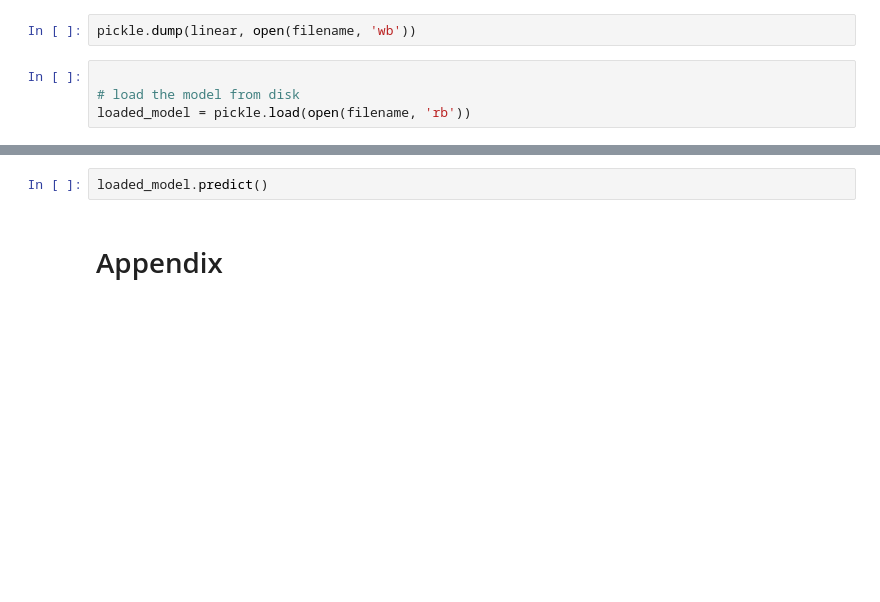
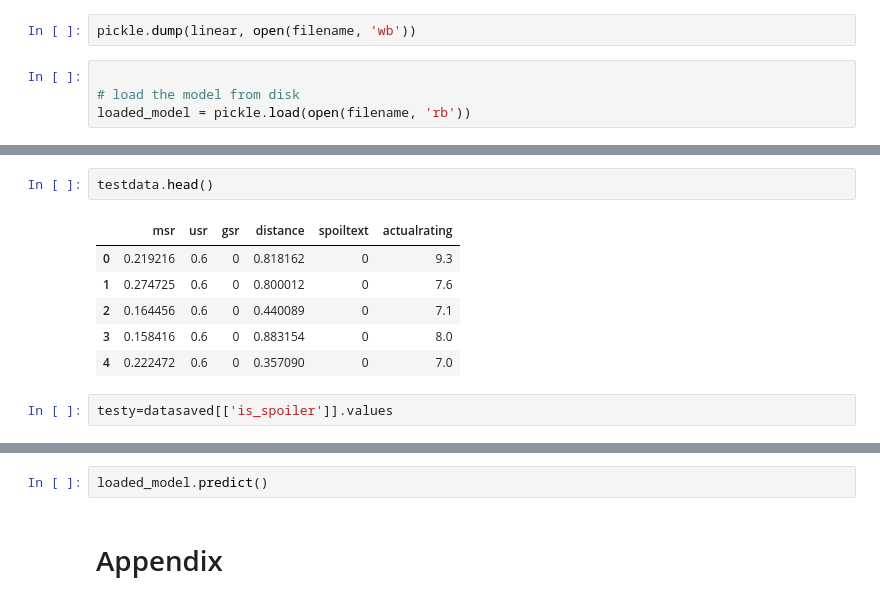
Before and after one commit to rahvlrawat/Spoiler-Classification-Recommendation-System, a Jupyter notebook: Spoiler_Alert.ipynb, the cells around one changed output, grey strips where cells are left out. Cells and saved outputs as stored; diff of their text form; blank space fills up the shorter version.

```diff
--- a/Spoiler_Alert.ipynb
+++ b/Spoiler_Alert.ipynb
@@ -992 +1006,12 @@ loaded_model = pickle.load(open(filename, 'rb'))
+# %%
+testdata.head()
+# %% [output]
+|  | msr | usr | gsr | distance | spoiltext | actualrating |
+| 0 | 0.219216 | 0.6 | 0 | 0.818162 | 0 | 9.3 |
+| 1 | 0.274725 | 0.6 | 0 | 0.800012 | 0 | 7.6 |
+| 2 | 0.164456 | 0.6 | 0 | 0.440089 | 0 | 7.1 |
+| 3 | 0.158416 | 0.6 | 0 | 0.883154 | 0 | 8.0 |
+| 4 | 0.222472 | 0.6 | 0 | 0.357090 | 0 | 7.0 |
+# %%
+testy=datasaved[['is_spoiler']].values
 # %%
```
Also changed, not shown: parts of 12 cells of this notebook.
